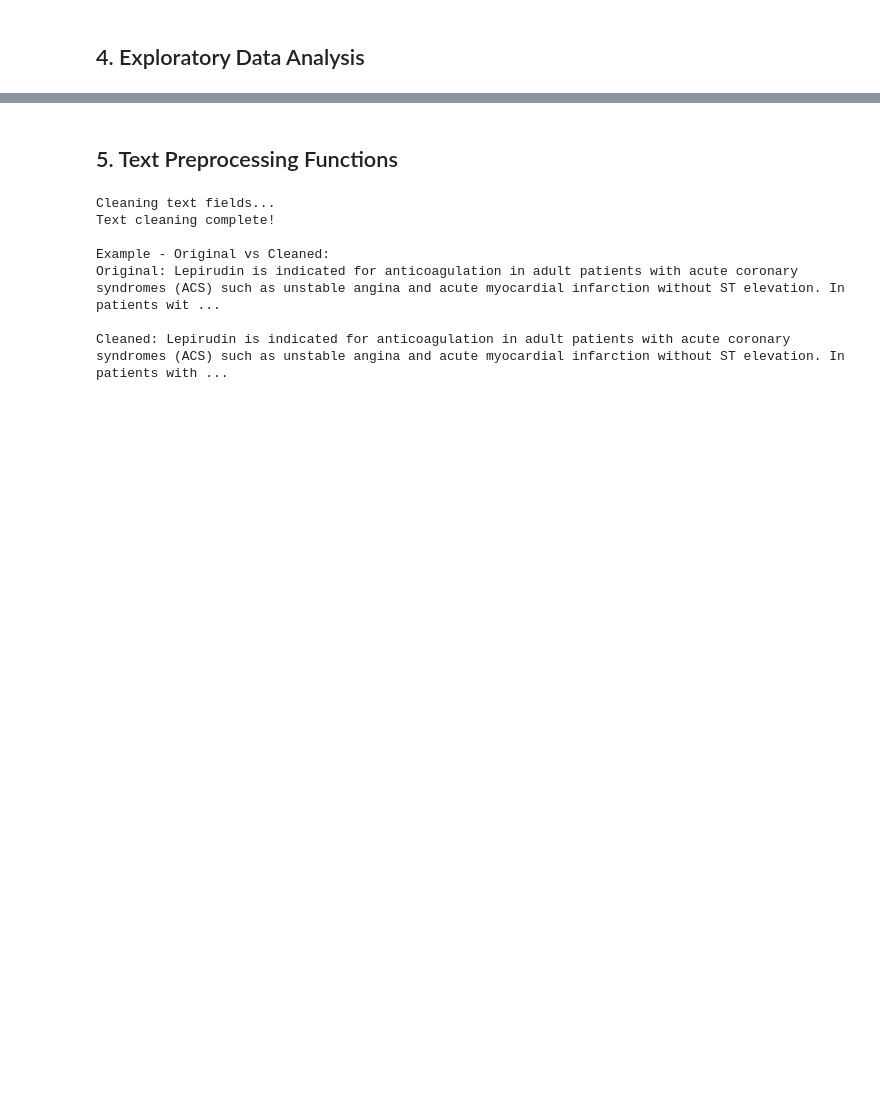
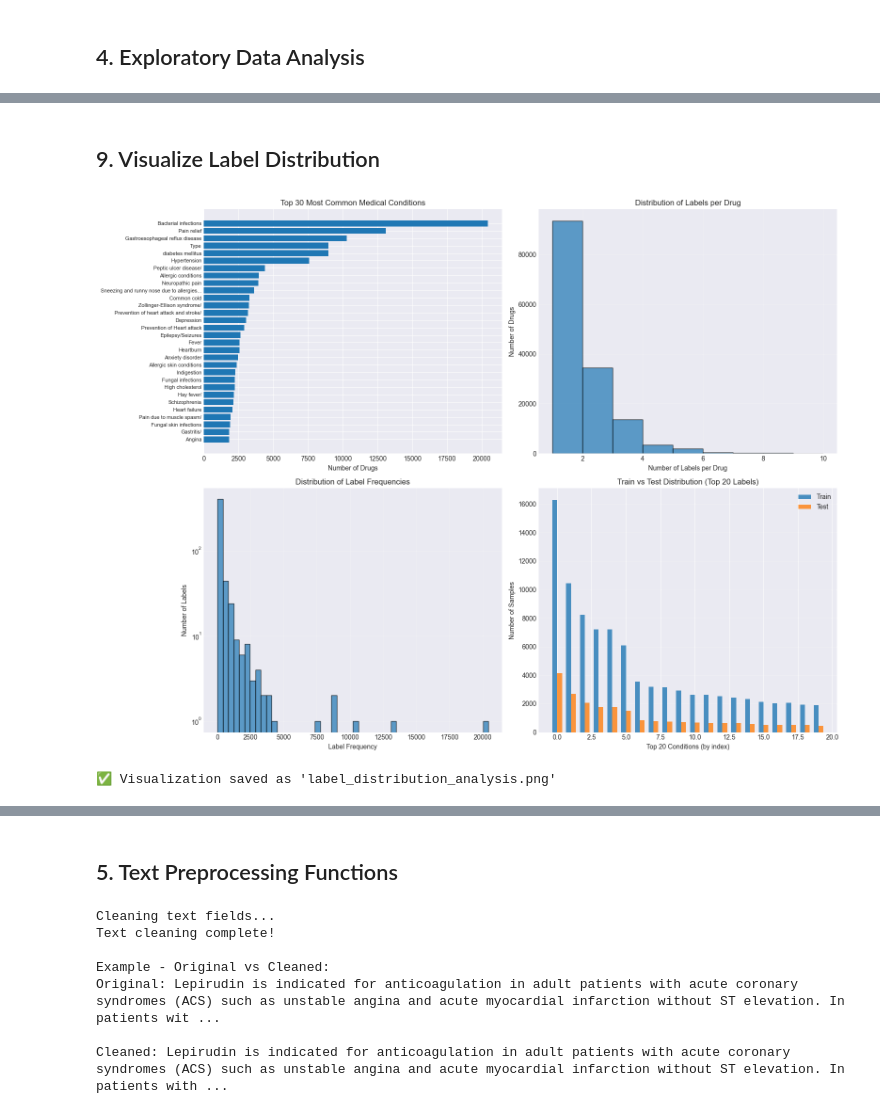
Before and after one commit to XiShaoDong/CS6120-NLP-Final-Project, a Jupyter notebook: 1_data_preprocessing.ipynb, the cells around one changed output, grey strips where cells are left out. Drawn from its saved outputs; the diff is of its cells as text; code cells hidden in the pictures; blank space fills up the shorter version.

```diff
--- a/1_data_preprocessing.ipynb
+++ b/1_data_preprocessing.ipynb
@@ -119,0 +212,20 @@ dtype: float64
+# %%
+# Use pre-computed input_text from the CSV
+X_text = df['input_text'].values
+
+print("="*60)
+print("Feature Text Statistics")
+print("="*60)
+print(f"\nNumber of samples: {len(X_text)}")
+print(f"Average text length: {np.mean([len(text) for text in X_text]):.0f} characters")
+print(f"Max text length: {max([len(text) for text in X_text])} characters")
+print(f"Min text length: {min([len(text) for text in X_text])} characters")
+
+# Show sample
+print("\n" + "="*60)
+print("Sample Input Text")
+print("="*60)
+for i in range(3):
+    print(f"\n{i+1}. Drug: {df.iloc[i]['NAME']}")
+    print(f"   Text: {X_text[i][:200]}...")
+    print(f"   Labels: {df.iloc[i]['filtered_labels']}")
@@ -119,0 +395,60 @@ dtype: float64
+# %% [markdown]
+## 9. Visualize Label Distribution
+# %%
+# Visualize label distribution
+fig, axes = plt.subplots(2, 2, figsize=(16, 12))
+
+# 1. Top 30 most common labels
+label_freq = pd.DataFrame({
+    'Condition': mlb.classes_,
+    'Frequency': y.sum(axis=0)
+}).sort_values('Frequency', ascending=False)
+
+top_30 = label_freq.head(30)
+axes[0, 0].barh(range(len(top_30)), top_30['Frequency'].values)
+axes[0, 0].set_yticks(range(len(top_30)))
+axes[0, 0].set_yticklabels([c[:40] + '...' if len(c) > 40 else c for c in top_30['Condition'].values], fontsize=8)
+axes[0, 0].set_xlabel('Number of Drugs')
+axes[0, 0].set_title('Top 30 Most Common Medical Conditions')
+axes[0, 0].invert_yaxis()
+
+# 2. Distribution of labels per drug
+labels_per_drug = y.sum(axis=1)
+axes[0, 1].hist(labels_per_drug, bins=range(1, labels_per_drug.max() + 2), edgecolor='black', alpha=0.7)
+axes[0, 1].set_xlabel('Number of Labels per Drug')
+axes[0, 1].set_ylabel('Number of Drugs')
+axes[0, 1].set_title('Distribution of Labels per Drug')
+axes[0, 1].grid(True, alpha=0.3)
+
+# 3. Label frequency distribution (log scale)
+axes[1, 0].hist(label_freq['Frequency'], bins=50, edgecolor='black', alpha=0.7)
+axes[1, 0].set_xlabel('Label Frequency')
+axes[1, 0].set_ylabel('Number of Labels')
+axes[1, 0].set_title('Distribution of Label Frequencies')
+axes[1, 0].set_yscale('log')
+axes[1, 0].grid(True, alpha=0.3)
+
+# 4. Train vs Test label distribution (top 20)
+top_20_indices = label_freq.head(20).index
+train_top_20 = y_train[:, top_20_indices].sum(axis=0)
+test_top_20 = y_test[:, top_20_indices].sum(axis=0)
+
+x_pos = np.arange(len(top_20_indices))
+width = 0.35
+
+axes[1, 1].bar(x_pos - width/2, train_top_20, width, label='Train', alpha=0.8)
+axes[1, 1].bar(x_pos + width/2, test_top_20, width, label='Test', alpha=0.8)
+axes[1, 1].set_xlabel('Top 20 Conditions (by index)')
+axes[1, 1].set_ylabel('Number of Samples')
+axes[1, 1].set_title('Train vs Test Distribution (Top 20 Labels)')
+axes[1, 1].legend()
+axes[1, 1].grid(True, alpha=0.3, axis='y')
+
+plt.tight_layout()
+plt.savefig('label_distribution_analysis.png', dpi=150, bbox_inches='tight')
+plt.show()
+
+print("✅ Visualization saved as 'label_distribution_analysis.png'")
+# %% [output]
+[figure, added]
+✅ Visualization saved as 'label_distribution_analysis.png'
```
Also changed, not shown: parts of 14 cells of this notebook.
